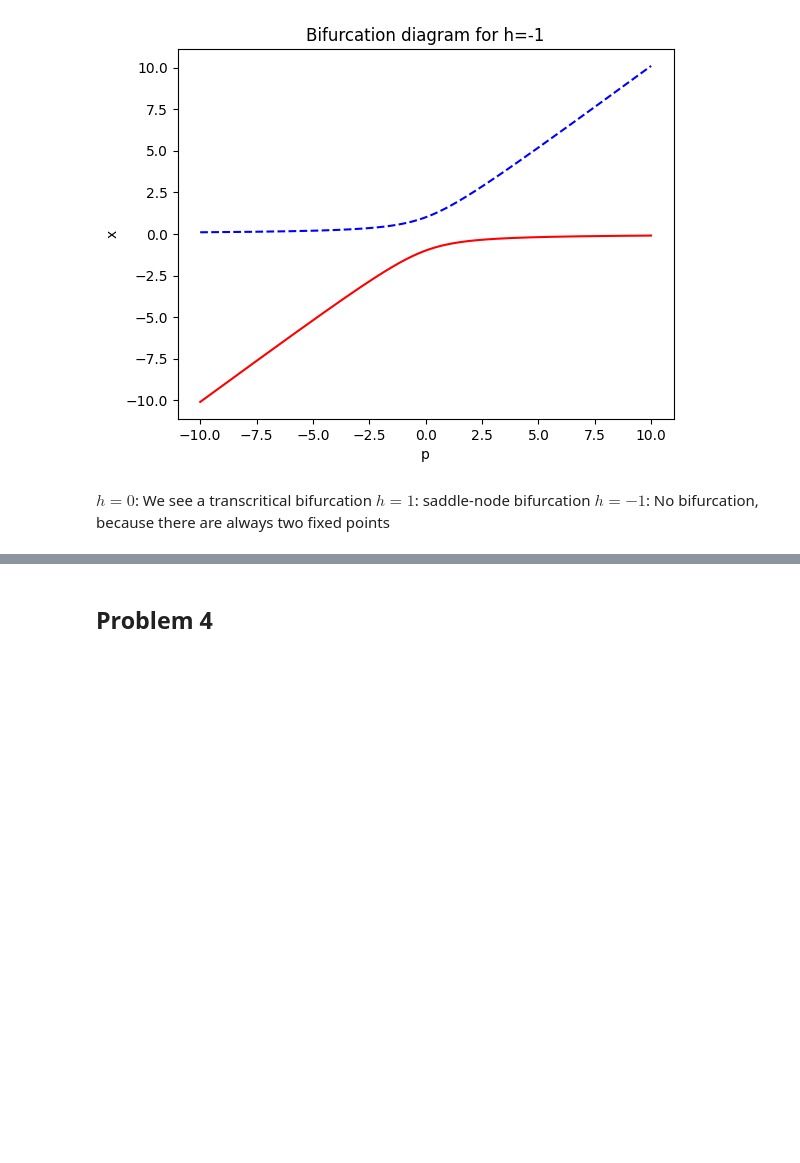
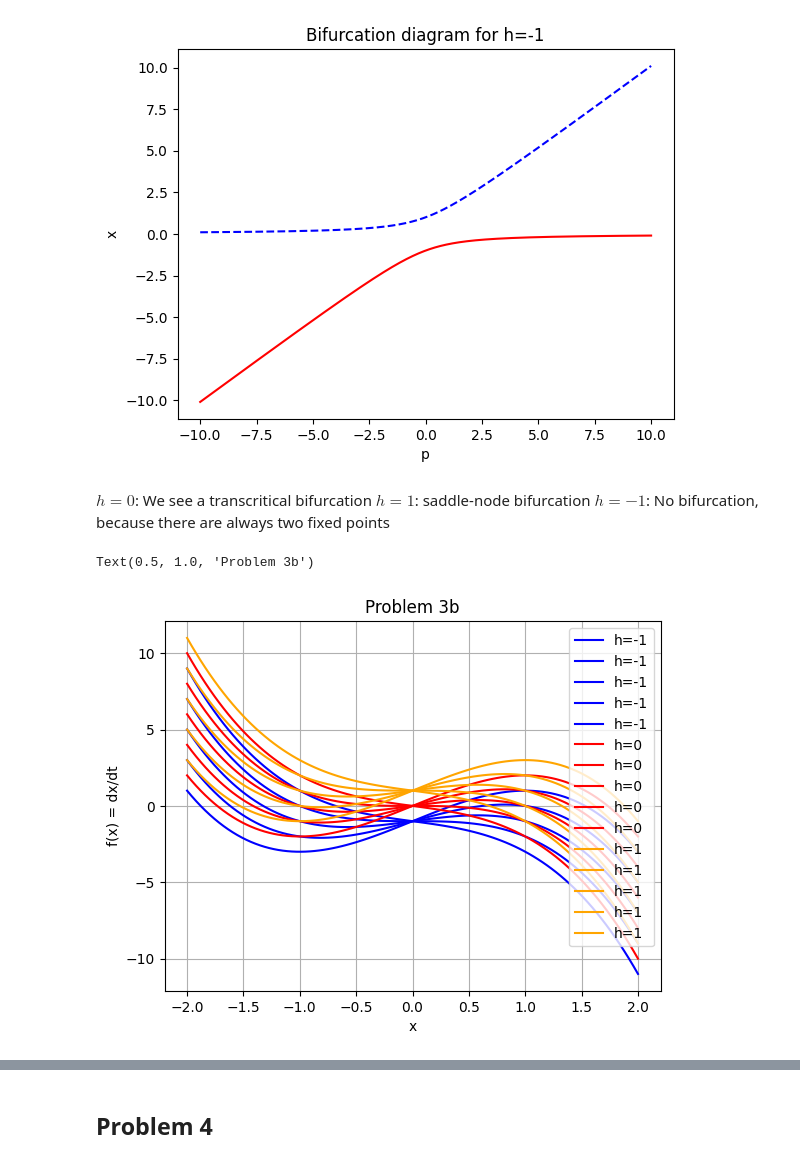
Before and after one commit to corinnawegner/Physics_of_complex_systems, a Jupyter notebook: Assignment 3/Assignment_3_Corinna_Wegner.ipynb, the cells around one changed output, grey strips where cells are left out. Cells and saved outputs as stored; diff of their text form; code cells hidden in the pictures; blank space fills up the shorter version.

Commit message:
Problem 3b being lost

```diff
--- a/Assignment 3/Assignment_3_Corinna_Wegner.ipynb
+++ b/Assignment 3/Assignment_3_Corinna_Wegner.ipynb
@@ -153,4 +153,21 @@ $h=1$: saddle-node bifurcation
 $h=-1$: No bifurcation, because there are always two fixed points
 # %%
 def f_3b(x, h, p):
-    return p*x - x**3
+    return p*x - x**3 + h
+
+list_h = [-1,0,1]
+list_p = [-1,0,1,2,3]
+colors = {-1: "blue", 0: "red", 1: "orange"}
+x = np.linspace(-2,2,100)
+
+for h in list_h:
+    for p in list_p:
+        plt.plot(x, [f_3b(i, h, p) for i in x], colors[h], label = f"h={h}")
+plt.grid()
+plt.xlabel("x")
+plt.ylabel("f(x) = dx/dt")
+plt.legend()
+plt.title("Problem 3b")
+# %% [output]
+Text(0.5, 1.0, 'Problem 3b')
+[figure, added]
```
Also changed, not shown: parts of 3 cells of this notebook.
